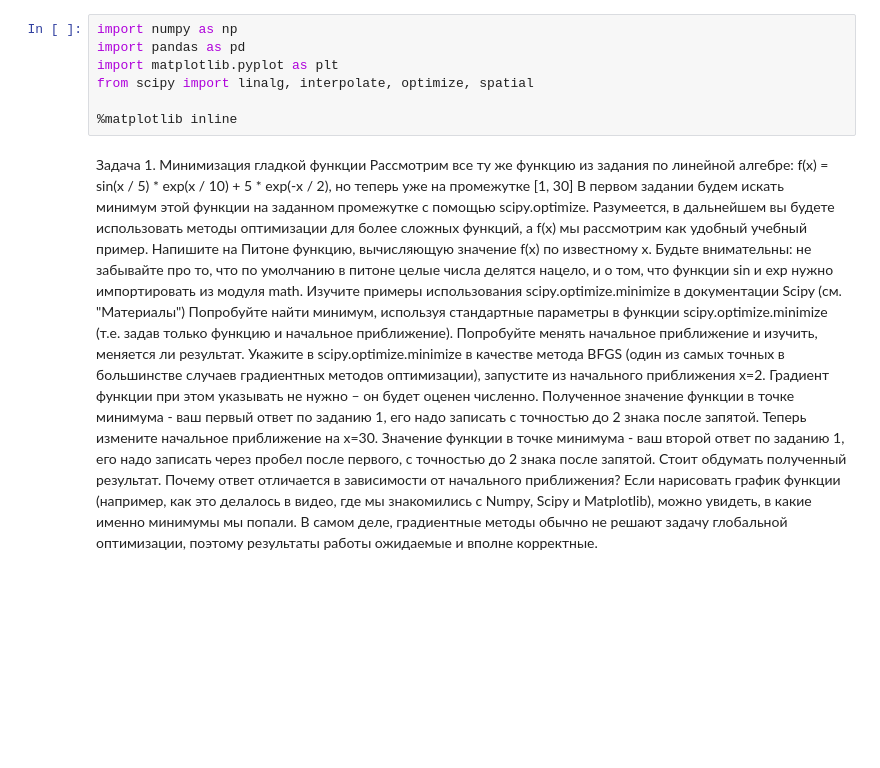
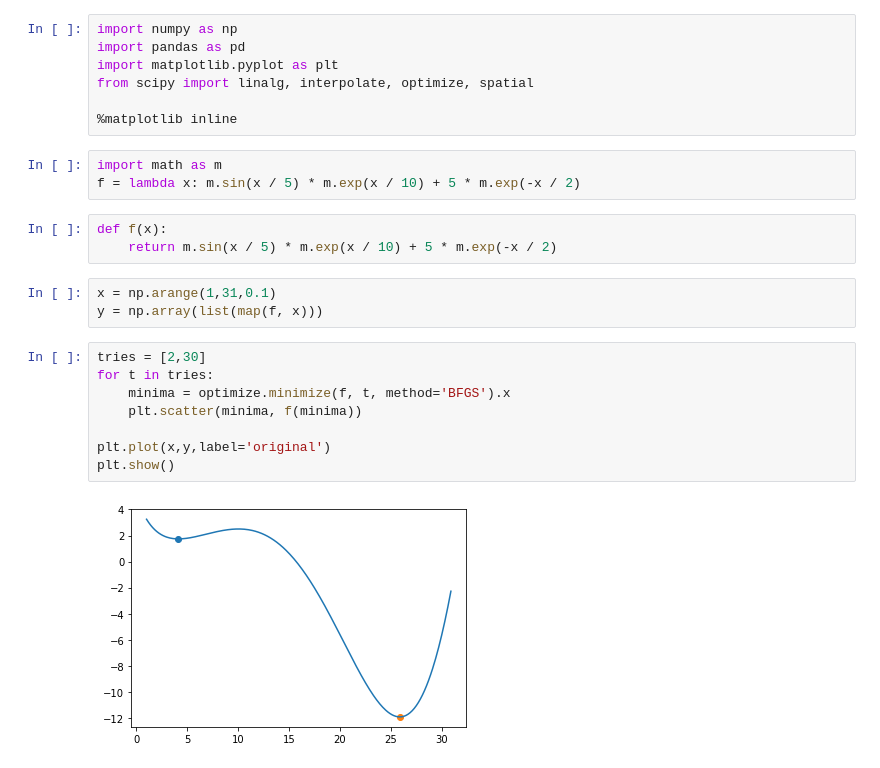
Before and after one commit to shinobu9/Math-and-Python-course, a Jupyter notebook: Coding task 2.ipynb, the cells around one changed output. Cells and saved outputs as stored; diff of their text form; blank space fills up the shorter version.

```diff
--- a/Coding task 2.ipynb
+++ b/Coding task 2.ipynb
@@ -5,13 +5,22 @@ import matplotlib.pyplot as plt
 from scipy import linalg, interpolate, optimize, spatial
 
 %matplotlib inline
-# %% [markdown]
-Задача 1. Минимизация гладкой функции
-Рассмотрим все ту же функцию из задания по линейной алгебре: f(x) = sin(x / 5) * exp(x / 10) + 5 * exp(-x / 2), но теперь уже на промежутке [1, 30]
-В первом задании будем искать минимум этой функции на заданном промежутке с помощью scipy.optimize. Разумеется, в дальнейшем вы будете использовать методы оптимизации для более сложных функций, а f(x) мы рассмотрим как удобный учебный пример.
-Напишите на Питоне функцию, вычисляющую значение f(x) по известному x. Будьте внимательны: не забывайте про то, что по умолчанию в питоне целые числа делятся нацело, и о том, что функции sin и exp нужно импортировать из модуля math.
-Изучите примеры использования  scipy.optimize.minimize в документации Scipy (см. "Материалы")
-Попробуйте найти минимум, используя стандартные параметры в функции  scipy.optimize.minimize (т.е. задав только функцию и начальное приближение). Попробуйте менять начальное приближение и изучить, меняется ли результат.
-Укажите в scipy.optimize.minimize в качестве метода BFGS (один из самых точных в большинстве случаев градиентных методов оптимизации), запустите из начального приближения x=2. Градиент функции при этом указывать не нужно – он будет оценен численно. Полученное значение функции в точке минимума - ваш первый ответ по заданию 1, его надо записать с точностью до 2 знака после запятой.
-Теперь измените начальное приближение на x=30. Значение функции в точке минимума - ваш второй ответ по заданию 1, его надо записать через пробел после первого, с точностью до 2 знака после запятой.
-Стоит обдумать полученный результат. Почему ответ отличается в зависимости от начального приближения? Если нарисовать график функции (например, как это делалось в видео, где мы знакомились с Numpy, Scipy и Matplotlib), можно увидеть, в какие именно минимумы мы попали. В самом деле, градиентные методы обычно не решают задачу глобальной оптимизации, поэтому результаты работы ожидаемые и вполне корректные.
+# %%
+import math as m
+f = lambda x: m.sin(x / 5) * m.exp(x / 10) + 5 * m.exp(-x / 2)
+# %%
+def f(x):
+    return m.sin(x / 5) * m.exp(x / 10) + 5 * m.exp(-x / 2)
+# %%
+x = np.arange(1,31,0.1)
+y = np.array(list(map(f, x)))
+# %%
+tries = [2,30]
+for t in tries:
+    minima = optimize.minimize(f, t, method='BFGS').x
+    plt.scatter(minima, f(minima))
+
+plt.plot(x,y,label='original')
+plt.show()
+# %% [output]
+[figure, added]
```
Also changed, not shown: parts of 11 cells of this notebook, 5 other files.
